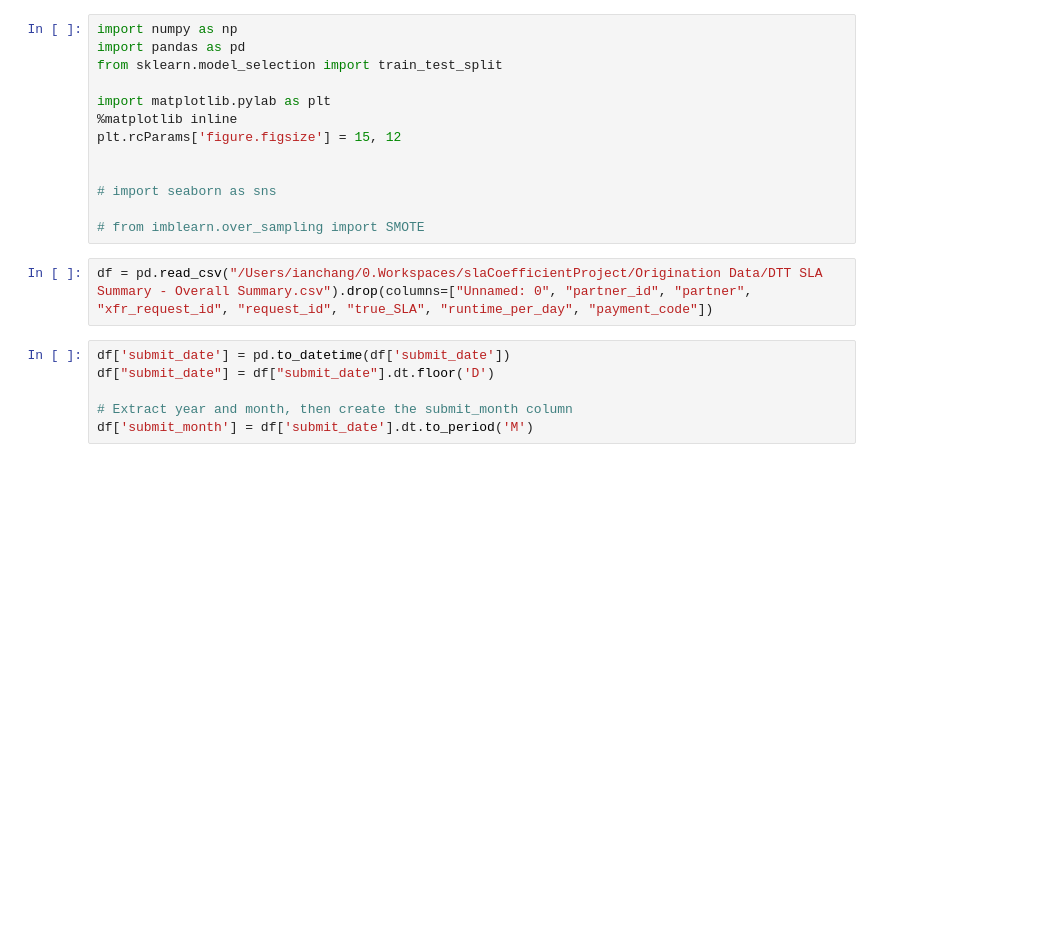
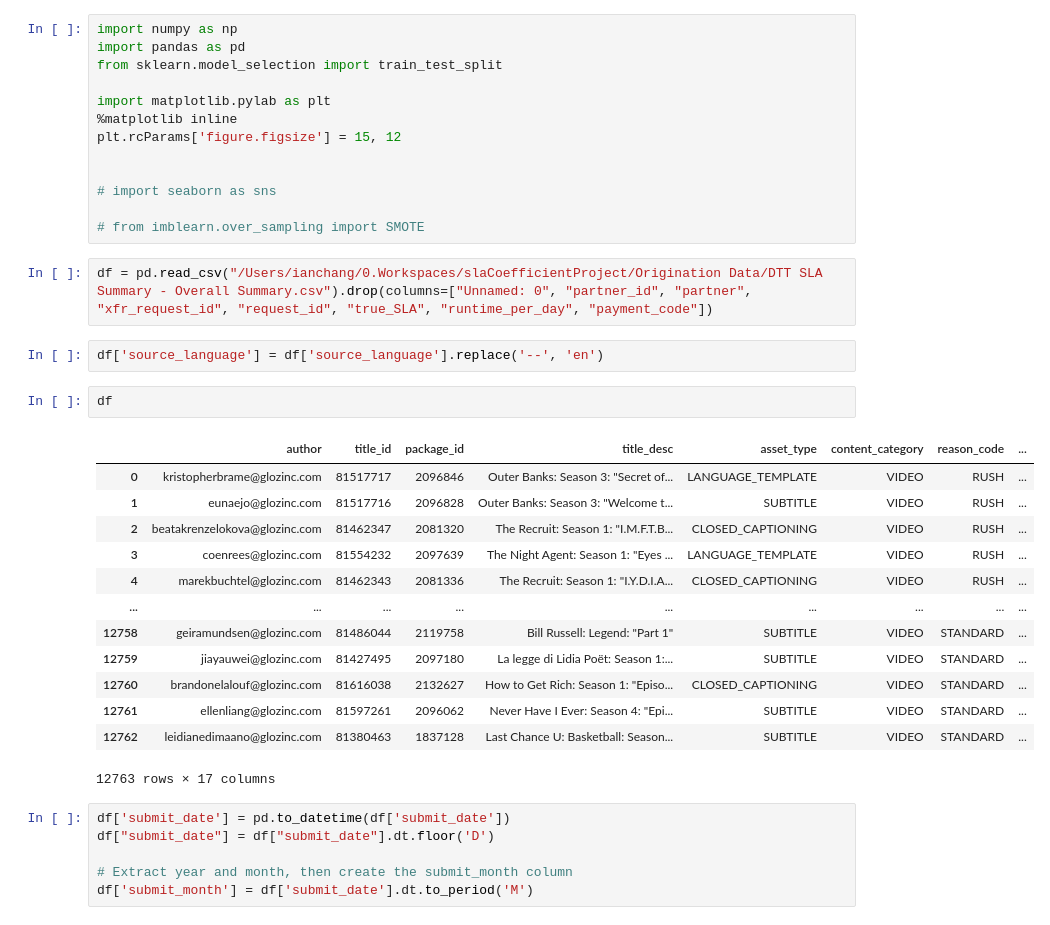
Before and after one commit to offthemenu/tatMultiplierProject, a Jupyter notebook: Processing/dataProcessing.ipynb, the cells around one changed output. Drawn from its saved outputs; the diff is of its cells as text; blank space fills up the shorter version.

```diff
--- a/Processing/dataProcessing.ipynb
+++ b/Processing/dataProcessing.ipynb
@@ -13,6 +13,24 @@ plt.rcParams['figure.figsize'] = 15, 12
 # from imblearn.over_sampling import SMOTE
 # %%
 df = pd.read_csv("/Users/ianchang/0.Workspaces/slaCoefficientProject/Origination Data/DTT SLA Summary - Overall Summary.csv").drop(columns=["Unnamed: 0", "partner_id", "partner", "xfr_request_id", "request_id", "true_SLA", "runtime_per_day", "payment_code"])
+# %%
+df['source_language'] = df['source_language'].replace('--', 'en')
+# %%
+df
+# %% [output]
+|  | author | title_id | package_id | title_desc | asset_type | content_category | reason_code | ... |
+| 0 | kristopherbrame@glozinc.com | 81517717 | 2096846 | Outer Banks: Season 3: "Secret of... | LANGUAGE_TEMPLATE | VIDEO | RUSH | ... |
+| 1 | eunaejo@glozinc.com | 81517716 | 2096828 | Outer Banks: Season 3: "Welcome t... | SUBTITLE | VIDEO | RUSH | ... |
+| 2 | beatakrenzelokova@glozinc.com | 81462347 | 2081320 | The Recruit: Season 1: "I.M.F.T.B... | CLOSED_CAPTIONING | VIDEO | RUSH | ... |
+| 3 | coenrees@glozinc.com | 81554232 | 2097639 | The Night Agent: Season 1: "Eyes ... | LANGUAGE_TEMPLATE | VIDEO | RUSH | ... |
+| 4 | marekbuchtel@glozinc.com | 81462343 | 2081336 | The Recruit: Season 1: "I.Y.D.I.A... | CLOSED_CAPTIONING | VIDEO | RUSH | ... |
+| ... | ... | ... | ... | ... | ... | ... | ... | ... |
+| 12758 | geiramundsen@glozinc.com | 81486044 | 2119758 | Bill Russell: Legend: "Part 1" | SUBTITLE | VIDEO | STANDARD | ... |
+| 12759 | jiayauwei@glozinc.com | 81427495 | 2097180 | La legge di Lidia Poët: Season 1:... | SUBTITLE | VIDEO | STANDARD | ... |
+| 12760 | brandonelalouf@glozinc.com | 81616038 | 2132627 | How to Get Rich: Season 1: "Episo... | CLOSED_CAPTIONING | VIDEO | STANDARD | ... |
+| 12761 | ellenliang@glozinc.com | 81597261 | 2096062 | Never Have I Ever: Season 4: "Epi... | SUBTITLE | VIDEO | STANDARD | ... |
+| 12762 | leidianedimaano@glozinc.com | 81380463 | 1837128 | Last Chance U: Basketball: Season... | SUBTITLE | VIDEO | STANDARD | ... |
+12763 rows × 17 columns
 # %%
 df['submit_date'] = pd.to_datetime(df['submit_date'])
 df["submit_date"] = df["submit_date"].dt.floor('D')
```
Also changed, not shown: parts of 23 cells of this notebook, 4 other files.
